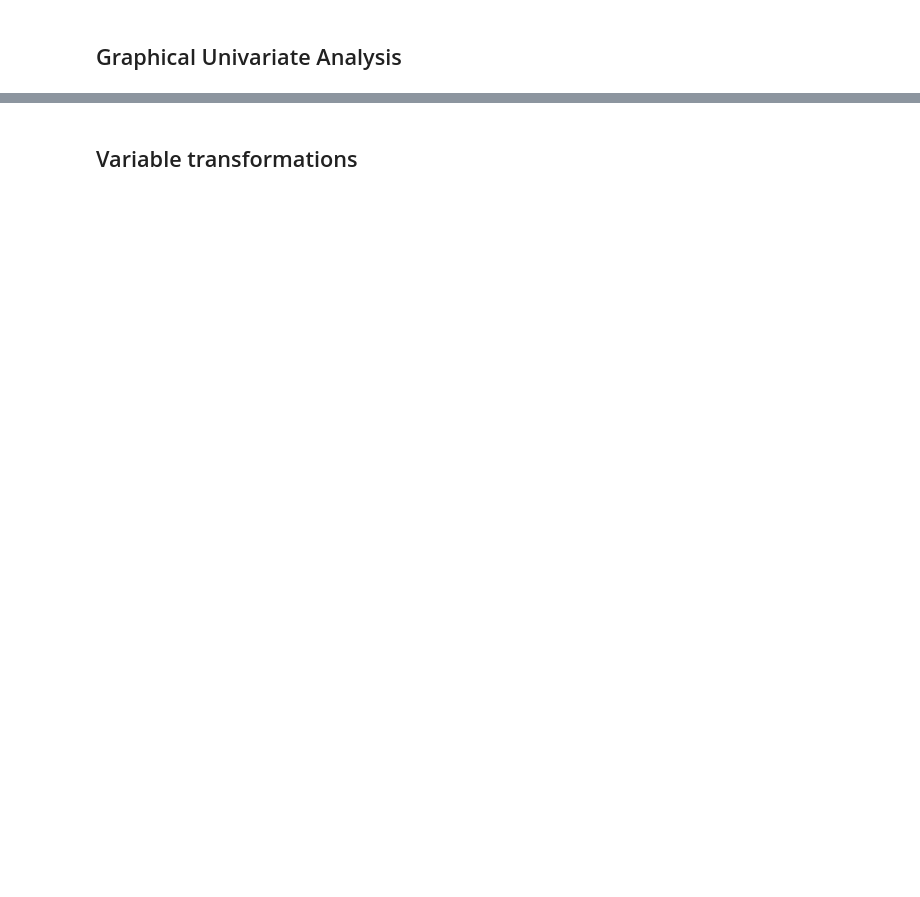
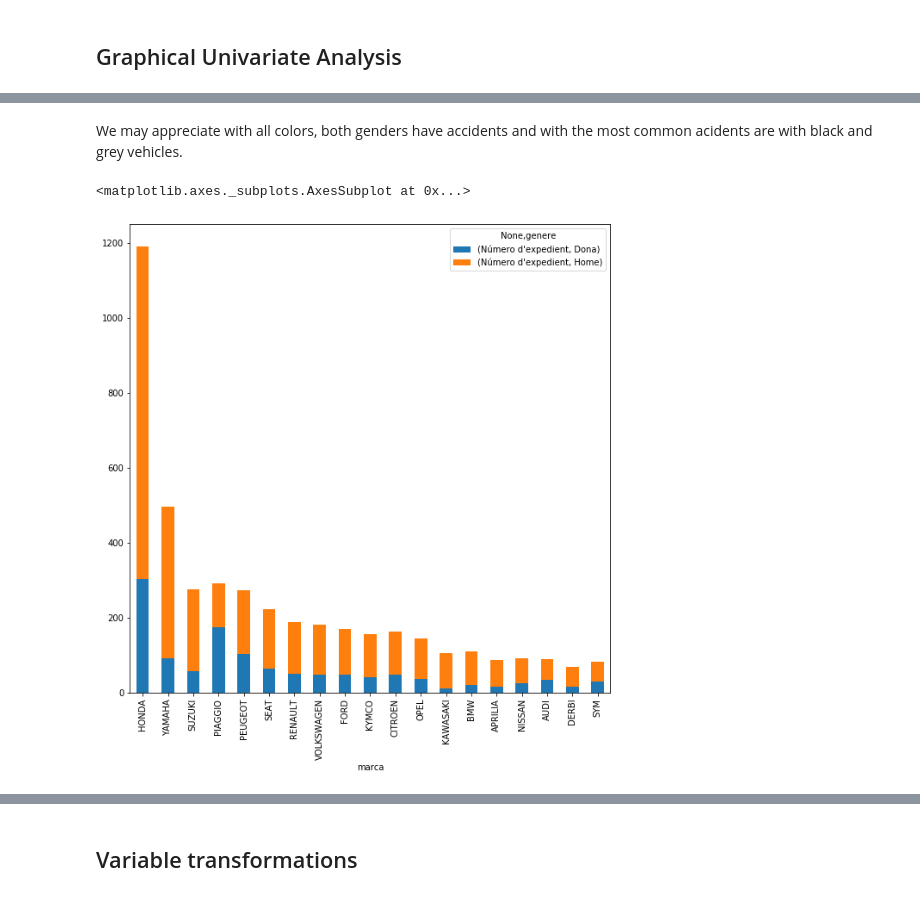
Before and after one commit to Doasy/AccidentsBCN, a Jupyter notebook: notebooks/EDA.ipynb, the cells around one changed output, grey strips where cells are left out. Saved outputs shown, nothing was run; the diff lists cells and outputs as text; code cells hidden in the pictures; blank space fills up the shorter version.

```diff
--- a/notebooks/EDA.ipynb
+++ b/notebooks/EDA.ipynb
@@ -100,0 +140,13 @@ for col in df.columns:
+# %% [markdown]
+We may appreciate with all colors, both genders have accidents and with the most common acidents are with black and grey vehicles.
+# %%
+df_novel = df.loc[df['expertesa_carnet']<5]
+brand_gender = df_novel.groupby(by=['marca', 'genere']).count()
+
+brand_gender.drop(brand_gender.columns[1:], axis=1, inplace=True)
+brand_gender.sort_values(by='Número d\'expedient',ascending=False, inplace=True)
+brand_gender = brand_gender.loc[brand_gender.loc[brand_gender['Número d\'expedient']>50].index.get_level_values('marca')]
+brand_gender.unstack().plot(kind='bar', stacked=True)
+# %% [output]
+<matplotlib.axes._subplots.AxesSubplot at 0x...>
+[figure, added]
```
Also changed, not shown: parts of 40 cells of this notebook, 3 other files.
